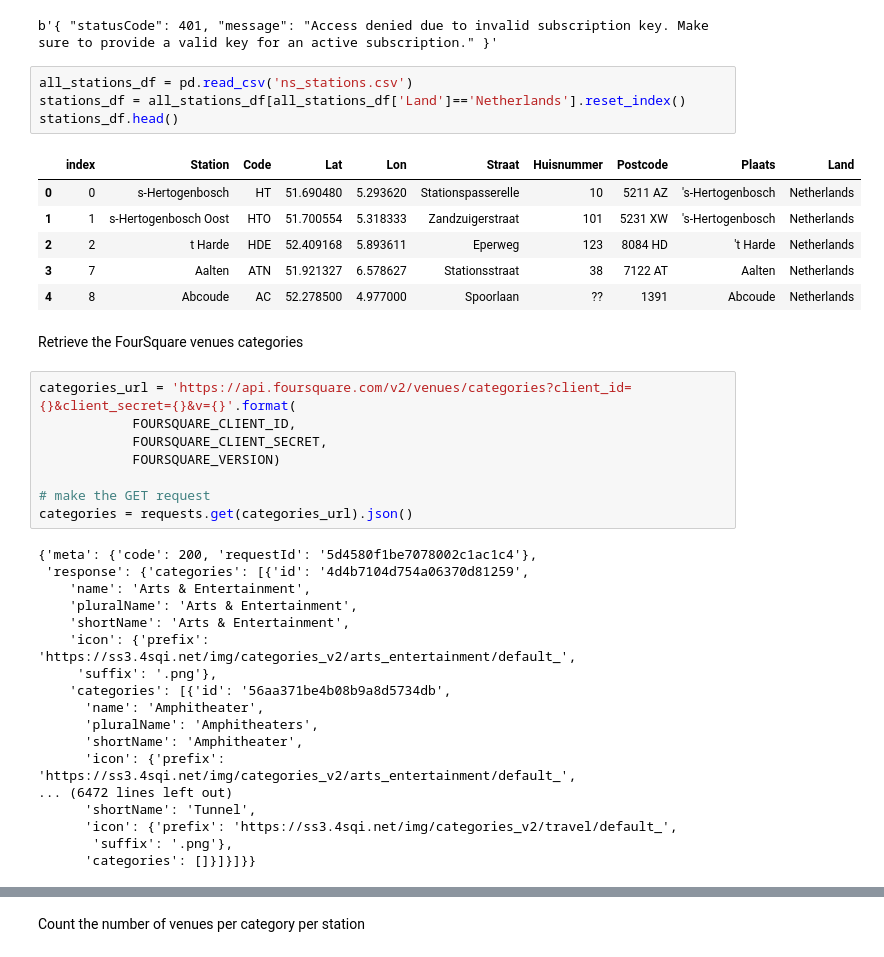
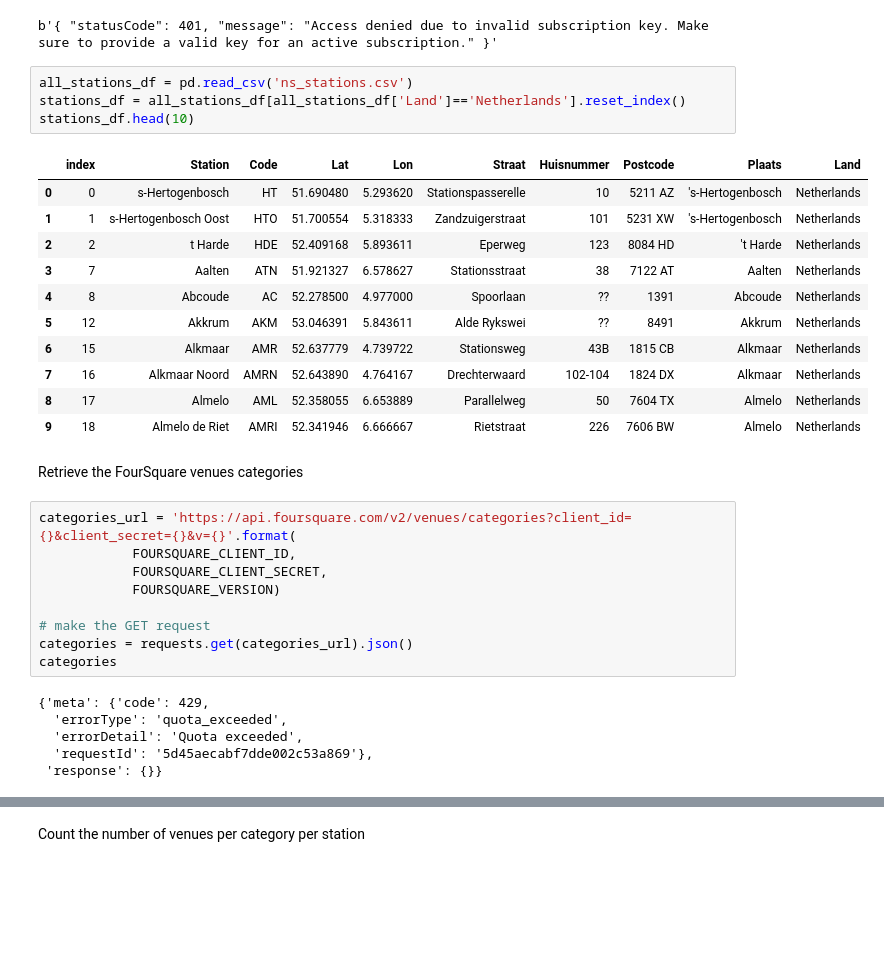
Before and after one commit to ArjanLem/Coursera_Capstone, a Jupyter notebook: BattleNeighbourhoods/classification_dutch_train_stations-wk5.ipynb, the cells around one changed output, grey strips where cells are left out. Saved outputs shown, nothing was run; the diff lists cells and outputs as text; blank space fills up the shorter version.

```diff
--- a/BattleNeighbourhoods/classification_dutch_train_stations-wk5.ipynb
+++ b/BattleNeighbourhoods/classification_dutch_train_stations-wk5.ipynb
@@ -98,14 +92,19 @@ b'{ "statusCode": 401, "message": "Access denied due to invalid subscription key
 # %%
 all_stations_df = pd.read_csv('ns_stations.csv')
 stations_df = all_stations_df[all_stations_df['Land']=='Netherlands'].reset_index()
-stations_df.head()
+stations_df.head(10)
 # %% [output]
 |  | index | Station | Code | Lat | Lon | Straat | Huisnummer | Postcode | Plaats | Land |
 | 0 | 0 | s-Hertogenbosch | HT | 51.690480 | 5.293620 | Stationspasserelle | 10 | 5211 AZ | 's-Hertogenbosch | Netherlands |
 | 1 | 1 | s-Hertogenbosch Oost | HTO | 51.700554 | 5.318333 | Zandzuigerstraat | 101 | 5231 XW | 's-Hertogenbosch | Netherlands |
 | 2 | 2 | t Harde | HDE | 52.409168 | 5.893611 | Eperweg | 123 | 8084 HD | 't Harde | Netherlands |
 | 3 | 7 | Aalten | ATN | 51.921327 | 6.578627 | Stationsstraat | 38 | 7122 AT | Aalten | Netherlands |
 | 4 | 8 | Abcoude | AC | 52.278500 | 4.977000 | Spoorlaan | ?? | 1391 | Abcoude | Netherlands |
+| 5 | 12 | Akkrum | AKM | 53.046391 | 5.843611 | Alde Rykswei | ?? | 8491 | Akkrum | Netherlands |
+| 6 | 15 | Alkmaar | AMR | 52.637779 | 4.739722 | Stationsweg | 43B | 1815 CB | Alkmaar | Netherlands |
+| 7 | 16 | Alkmaar Noord | AMRN | 52.643890 | 4.764167 | Drechterwaard | 102-104 | 1824 DX | Alkmaar | Netherlands |
+| 8 | 17 | Almelo | AML | 52.358055 | 6.653889 | Parallelweg | 50 | 7604 TX | Almelo | Netherlands |
+| 9 | 18 | Almelo de Riet | AMRI | 52.341946 | 6.666667 | Rietstraat | 226 | 7606 BW | Almelo | Netherlands |
 # %% [markdown]
 Retrieve the FourSquare venues categories
 # %%
@@ -116,22 +115,11 @@ categories_url = 'https://api.foursquare.com/v2/venues/categories?client_id={}&c
 
 # make the GET request
 categories = requests.get(categories_url).json()
+categories
 # %% [output]
-{'meta': {'code': 200, 'requestId': '5d4580f1be7078002c1ac1c4'},
- 'response': {'categories': [{'id': '4d4b7104d754a06370d81259',
-    'name': 'Arts & Entertainment',
-    'pluralName': 'Arts & Entertainment',
-    'shortName': 'Arts & Entertainment',
-    'icon': {'prefix': 'https://ss3.4sqi.net/img/categories_v2/arts_entertainment/default_',
-     'suffix': '.png'},
-    'categories': [{'id': '56aa371be4b08b9a8d5734db',
-      'name': 'Amphitheater',
-      'pluralName': 'Amphitheaters',
-      'shortName': 'Amphitheater',
-      'icon': {'prefix': 'https://ss3.4sqi.net/img/categories_v2/arts_entertainment/default_',
-... (6472 lines left out)
-      'shortName': 'Tunnel',
-      'icon': {'prefix': 'https://ss3.4sqi.net/img/categories_v2/travel/default_',
-       'suffix': '.png'},
-      'categories': []}]}]}}
+{'meta': {'code': 429,
+  'errorType': 'quota_exceeded',
+  'errorDetail': 'Quota exceeded',
+  'requestId': '5d45aecabf7dde002c53a869'},
+ 'response': {}}
 # %%
```
Also changed, not shown: parts of 21 cells of this notebook, 1 other file.
